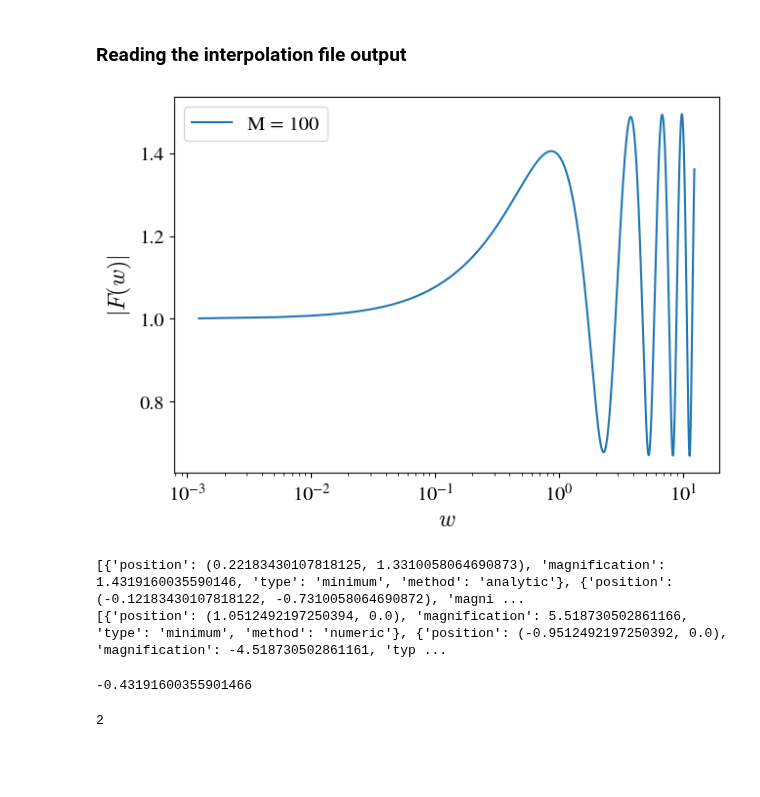
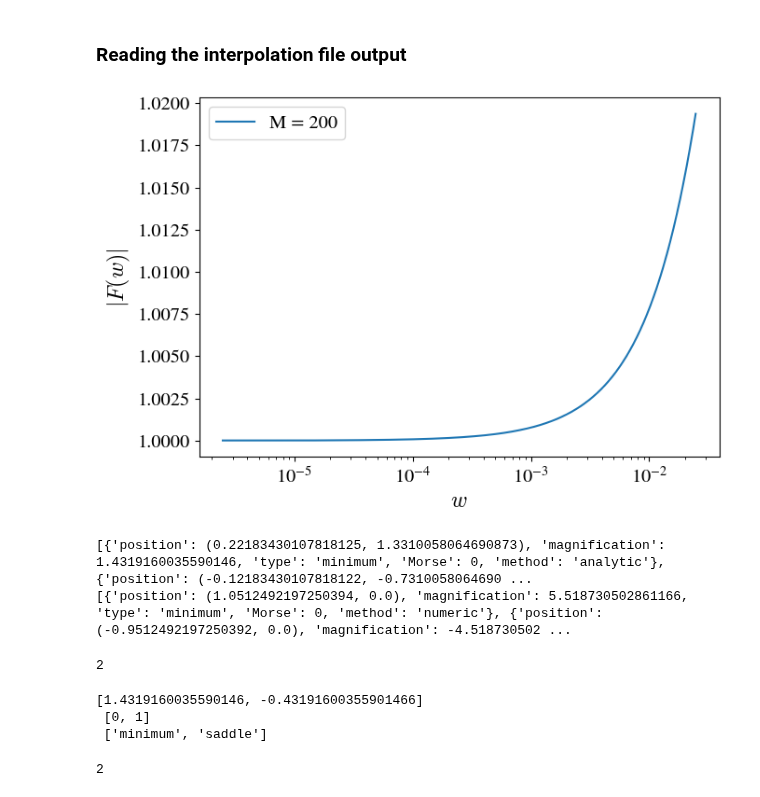
Before and after one commit to hsreekanth15/GWLENS, a Jupyter notebook: examples/getting_started.ipynb, the cells around one changed output. Cells and saved outputs as stored; diff of their text form; code cells hidden in the pictures; blank space fills up the shorter version.

```diff
--- a/examples/getting_started.ipynb
+++ b/examples/getting_started.ipynb
@@ -41,54 +41,67 @@ from gwlens.lens.point import PML
 from gwlens.tools import plotting
 
 
 plotting.apply_figure_style()
 Msun = 1.988e+30
 
 
-
-file = "../tests/outdir/interpolation/out.hdf5"
+file = "/work/sreekanth/codes/GWLENS/tests/ansal/interpolation/point.hdf5"
 with h5py.File(file, 'r') as file:
     w_values = file['w_values'][:]
     y_values = file['y_values'][:]
     data = file['results'][:]  # (len(w), len(y), 2)
 
 real_data = data[:, :, 0]
 imag_data = data[:, :, 1]
 
 real_spline = RectBivariateSpline(w_values,y_values, real_data, kx=3, ky=3)
 imag_spline = RectBivariateSpline(w_values, y_values, imag_data, kx=3, ky=3)
 
-frequency_array = np.linspace(0.1,1000,3000)
-MLz = 100
-y = 8
+frequency_array = np.linspace(0.0001,1,6000)
+MLz = 200
+y = 3.0
 
 
 ws = PML.Dimensionless_Frequency(MLz,frequency_array)
+
+
+
 F = real_spline(ws,y)[:,0] + 1j*imag_spline(ws,y)[:,0]
 
 plt.plot(ws,np.abs(F),label=f"M = {MLz}")
 plt.xlabel("$w$")
 plt.ylabel("$|F(w)|$")
 plt.xscale("log")
 plt.legend()
 plt.show()
 # %% [output]
-[figure, old version]
+[figure, new version]
 # %%
 pml = PML()
-Img1 = pml.solve_images(y1 =0.1, y2=0.6)
+Img = pml.solve_images(y1 =0.1, y2=0.6)
 Img2= pml.solve_images(y1 =0.1, y2=0, method="numeric")
 Img1
 print(Img1)
 print(Img2)
+len(Img)
 # %% [output]
-[{'position': (0.22183430107818125, 1.3310058064690873), 'magnification': 1.4319160035590146, 'type': 'minimum', 'method': 'analytic'}, {'position': (-0.12183430107818122, -0.7310058064690872), 'magni ...
-[{'position': (1.0512492197250394, 0.0), 'magnification': 5.518730502861166, 'type': 'minimum', 'method': 'numeric'}, {'position': (-0.9512492197250392, 0.0), 'magnification': -4.518730502861161, 'typ ...
+[{'position': (0.22183430107818125, 1.3310058064690873), 'magnification': 1.4319160035590146, 'type': 'minimum', 'Morse': 0, 'method': 'analytic'}, {'position': (-0.12183430107818122, -0.7310058064690 ...
+[{'position': (1.0512492197250394, 0.0), 'magnification': 5.518730502861166, 'type': 'minimum', 'Morse': 0, 'method': 'numeric'}, {'position': (-0.9512492197250392, 0.0), 'magnification': -4.518730502 ...
+2
 # %%
-Img1[0]["magnification"]
-Img1[1]["magnification"]
+mag = []
+morse = []
+type = []
+for i in range(len(Img)):
+    mag.append(Img[i]["magnification"])
+    morse.append(Img[i]["Morse"])
+    type.append(Img[i]["type"])
+
+print(mag,"\n",morse,"\n",type,"\n")
 # %% [output]
--0.43191600355901466
+[1.4319160035590146, -0.43191600355901466]
+ [0, 1]
+ ['minimum', 'saddle']
 # %%
 len(Img1)
 # %% [output]
```
Also changed, not shown: parts of 1 cell of this notebook, 5 other files.
